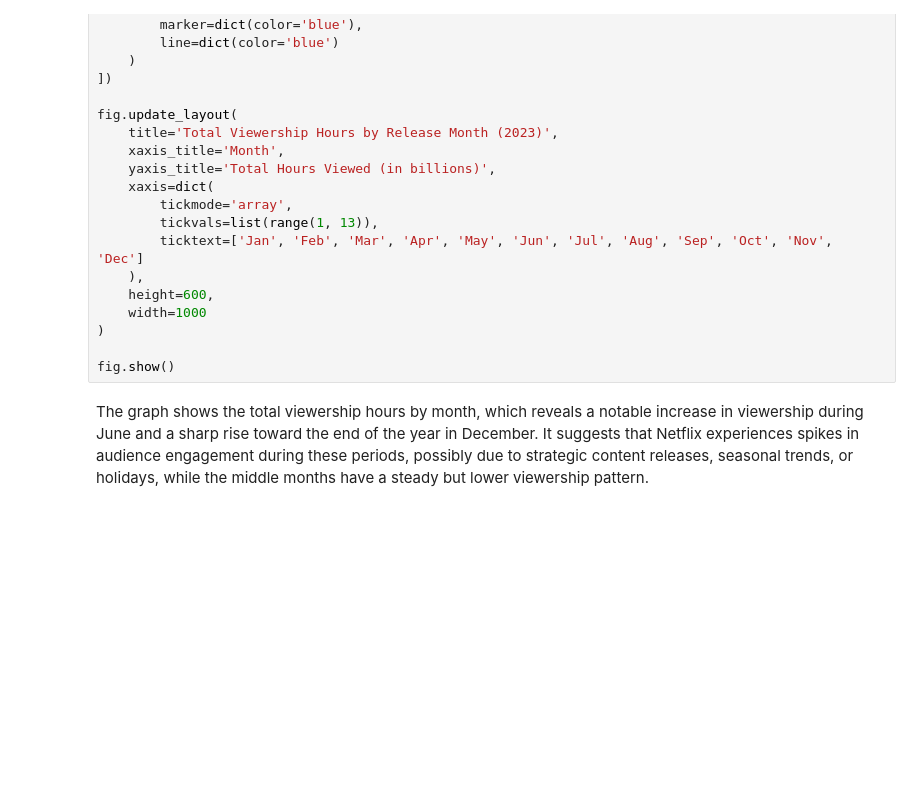
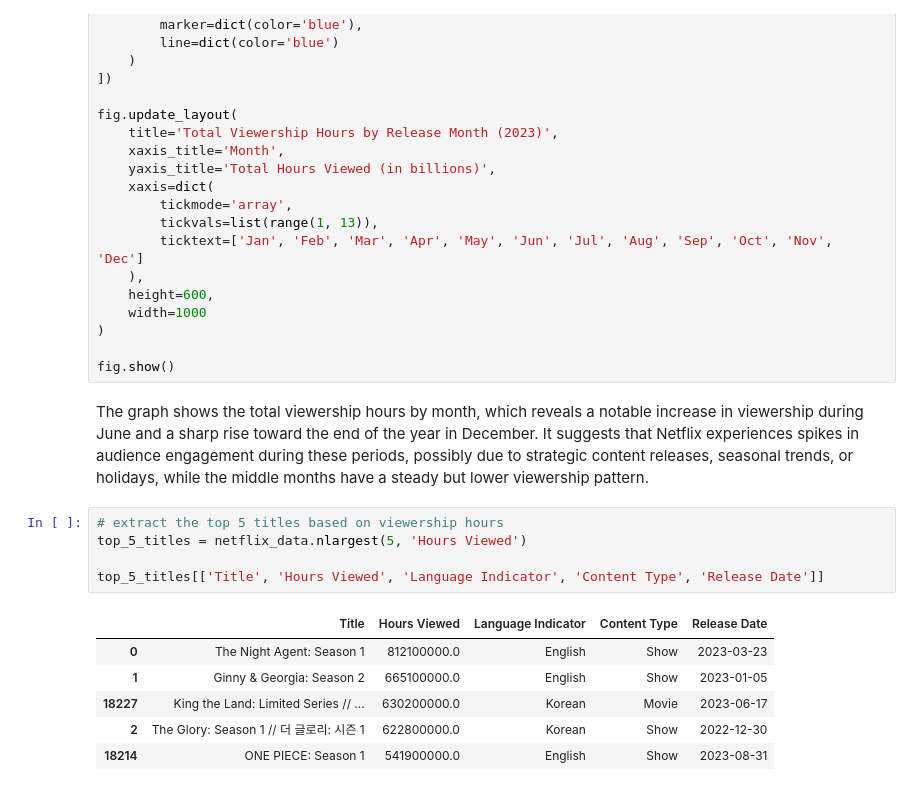
Before and after one commit to Chirag6525/Content-Strategy-Analysis, a Jupyter notebook: Content Strategy Analysis.ipynb, the cells around one changed output. Drawn from its saved outputs; the diff is of its cells as text; blank space fills up the shorter version.

Commit message:
Analyze the most successful content

```diff
--- a/Content Strategy Analysis.ipynb
+++ b/Content Strategy Analysis.ipynb
@@ -105,3 +105,15 @@ fig.update_layout(
 fig.show()
 # %% [markdown]
 The graph shows the total viewership hours by month, which reveals a notable increase in viewership during June and a sharp rise toward the end of the year in December. It suggests that Netflix experiences spikes in audience engagement during these periods, possibly due to strategic content releases, seasonal trends, or holidays, while the middle months have a steady but lower viewership pattern.
+# %%
+# extract the top 5 titles based on viewership hours
+top_5_titles = netflix_data.nlargest(5, 'Hours Viewed')
+
+top_5_titles[['Title', 'Hours Viewed', 'Language Indicator', 'Content Type', 'Release Date']]
+# %% [output]
+|  | Title | Hours Viewed | Language Indicator | Content Type | Release Date |
+| 0 | The Night Agent: Season 1 | 812100000.0 | English | Show | 2023-03-23 |
+| 1 | Ginny & Georgia: Season 2 | 665100000.0 | English | Show | 2023-01-05 |
+| 18227 | King the Land: Limited Series // ... | 630200000.0 | Korean | Movie | 2023-06-17 |
+| 2 | The Glory: Season 1 // 더 글로리: 시즌 1 | 622800000.0 | Korean | Show | 2022-12-30 |
+| 18214 | ONE PIECE: Season 1 | 541900000.0 | English | Show | 2023-08-31 |
```
